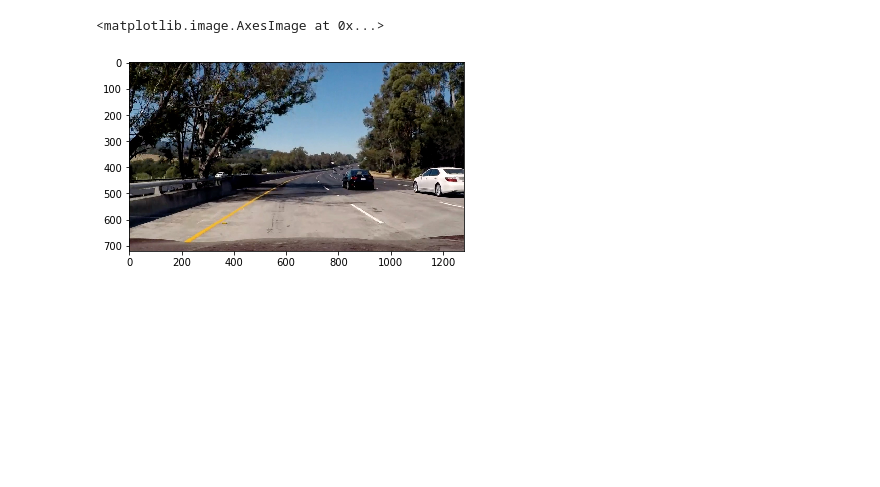
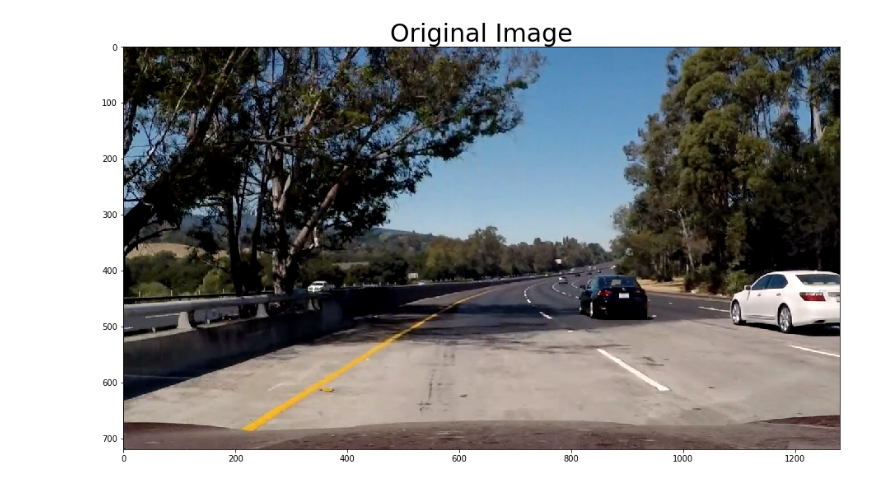
Before and after one commit to sm-azure/CarND-Advanced-Lane-Lines, a Jupyter notebook: Pipeline.ipynb, the cells around one changed output. Cells and saved outputs as stored; diff of their text form; code cells hidden in the pictures; blank space fills up the shorter version.

```diff
--- a/Pipeline.ipynb
+++ b/Pipeline.ipynb
@@ -1,23 +1,32 @@
 # %%
 import pickle
 import cv2
 import matplotlib.pyplot as plt
 import numpy as np
 %matplotlib inline
 
 
 serialize = pickle.load( open( "calibrate_matrix.pickle", "rb" ) )
 mtx = serialize["mtx"]
 dist = serialize["dist"]
 
 # Check for calibration
 # Compare the images post undistort
 img_BGR = cv2.imread('test_images/test5.jpg')
 img_RGB = cv2.cvtColor(img_BGR, cv2.COLOR_BGR2RGB)
-plt.imshow(img_RGB)
+
+# Show Single Image
+def show_img(img, title, isGray=False):
+    plt.figure(figsize=(24,9))
+    if isGray:
+        plt.imshow(img, cmap='gray')
+    else:
+        plt.imshow(img)
+    plt.title(title, fontsize=30)
+
+show_img(img_RGB, 'Original Image')
 # %% [output]
-<matplotlib.image.AxesImage at 0x...>
-[figure, old version]
+[figure, new version]
 # %%
 # Perform color threshold
 def hls_select(img, thresh=(0, 255)):
```
Also changed, not shown: parts of 6 cells of this notebook.
